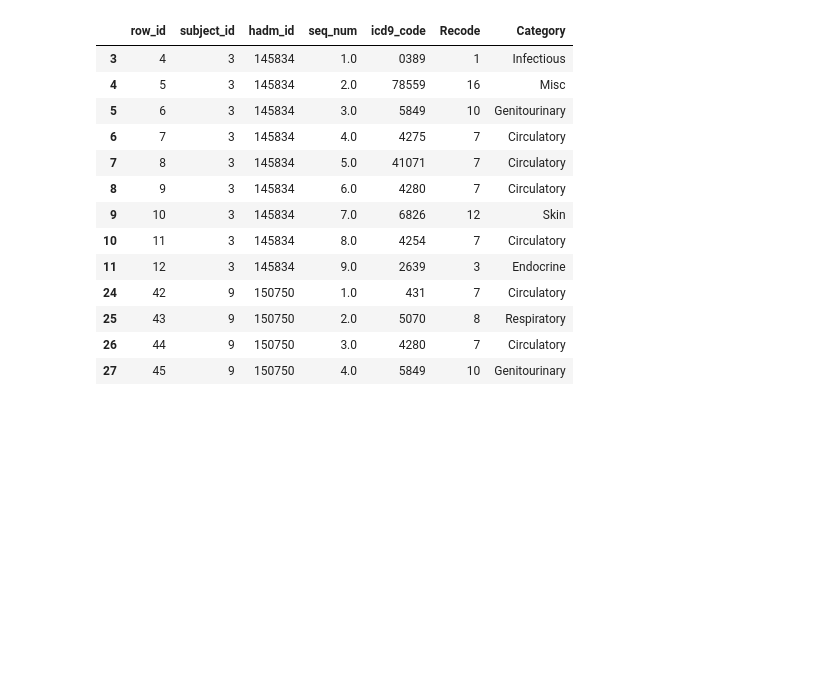
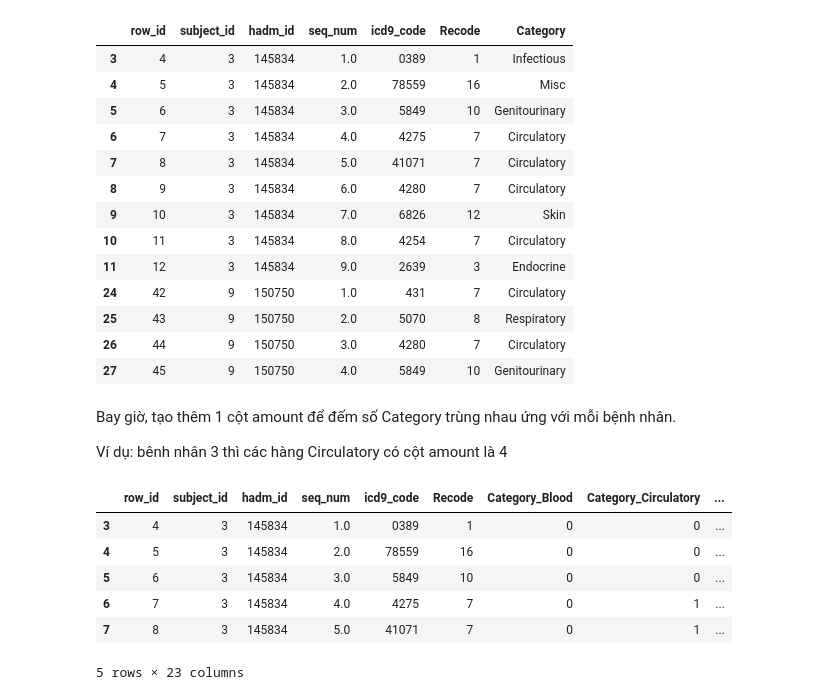
Before and after one commit to hoangziet/Regression_Approach_for_Hospital_Stay, a Jupyter notebook: DATA/feature_extracting.ipynb, the cells around one changed output. Cells and saved outputs as stored; diff of their text form; code cells hidden in the pictures; blank space fills up the shorter version.

```diff
--- a/DATA/feature_extracting.ipynb
+++ b/DATA/feature_extracting.ipynb
@@ -422,3 +427,18 @@ dianoses_df[:13]
 | 25 | 43 | 9 | 150750 | 2.0 | 5070 | 8 | Respiratory |
 | 26 | 44 | 9 | 150750 | 3.0 | 4280 | 7 | Circulatory |
 | 27 | 45 | 9 | 150750 | 4.0 | 5849 | 10 | Genitourinary |
+# %% [markdown]
+Bay giờ, tạo thêm 1 cột amount để đếm số  Category trùng nhau ứng với mỗi bệnh nhân.
+
+Ví dụ: bênh nhân 3 thì các hàng Circulatory có cột amount là 4
+# %%
+tmp = pd.get_dummies(dianoses_df, columns=['Category'], dtype='uint8')
+tmp.head()
+# %% [output]
+|  | row_id | subject_id | hadm_id | seq_num | icd9_code | Recode | Category_Blood | Category_Circulatory | ... |
+| 3 | 4 | 3 | 145834 | 1.0 | 0389 | 1 | 0 | 0 | ... |
+| 4 | 5 | 3 | 145834 | 2.0 | 78559 | 16 | 0 | 0 | ... |
+| 5 | 6 | 3 | 145834 | 3.0 | 5849 | 10 | 0 | 0 | ... |
+| 6 | 7 | 3 | 145834 | 4.0 | 4275 | 7 | 0 | 1 | ... |
+| 7 | 8 | 3 | 145834 | 5.0 | 41071 | 7 | 0 | 1 | ... |
+5 rows × 23 columns
```
Also changed, not shown: parts of 5 cells of this notebook, 1 other file.
